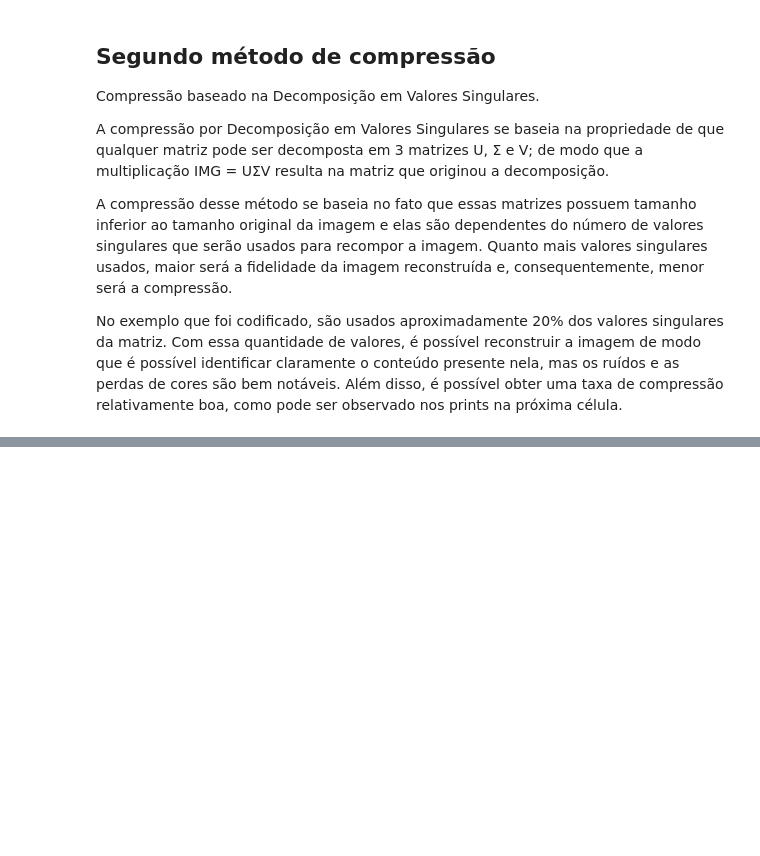
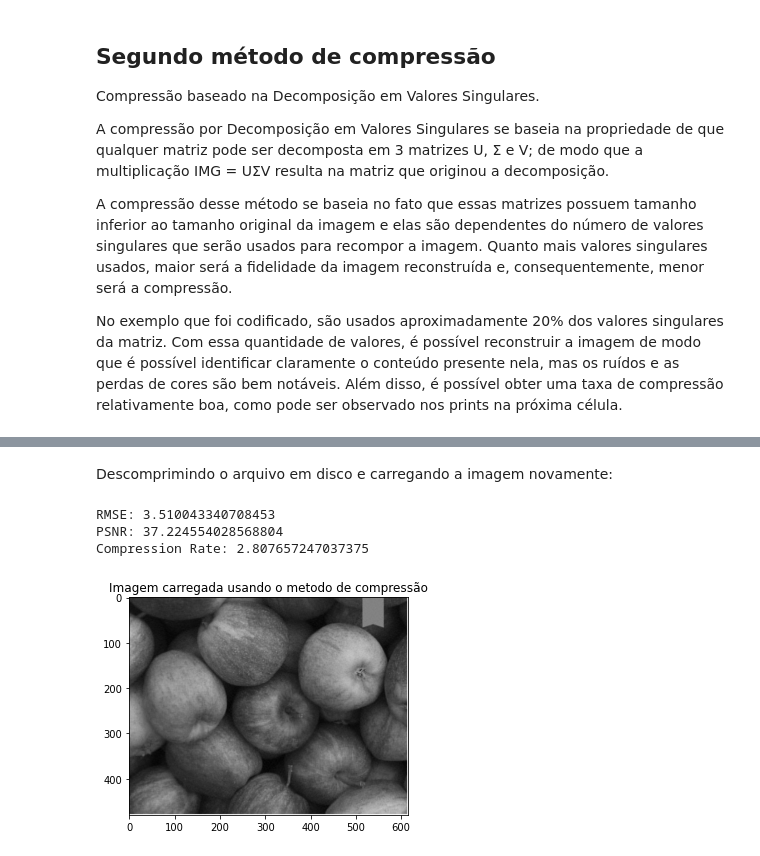
Before and after one commit to vinisilvag/dcc030-compressao-de-imagem, a Jupyter notebook: TP1 - Compressão e Descompressão de Imagem.ipynb, the cells around one changed output, grey strips where cells are left out. Saved outputs shown, nothing was run; the diff lists cells and outputs as text; code cells hidden in the pictures; blank space fills up the shorter version.

```diff
--- a/TP1 - Compressão e Descompressão de Imagem.ipynb
+++ b/TP1 - Compressão e Descompressão de Imagem.ipynb
@@ -426,0 +435,16 @@ Compression Rate: 2.507355332376853
+# %% [markdown]
+Descomprimindo o arquivo em disco e carregando a imagem novamente:
+# %%
+uncompressed_img = svd_decompression(path_result_svd)
+
+plt.title("Imagem carregada usando o metodo de compressão")
+plt.imshow(uncompressed_img, cmap="gray")
+
+print("RMSE:", rmse(svd_img, uncompressed_img))
+print("PSNR:", psnr(svd_img, uncompressed_img))
+print("Compression Rate:", compression_rate(svd_img, singular_values))
+# %% [output]
+RMSE: 3.510043340708453
+PSNR: 37.224554028568804
+Compression Rate: 2.807657247037375
+[figure, added]
```
Also changed, not shown: parts of 15 cells of this notebook, 4 other files.
